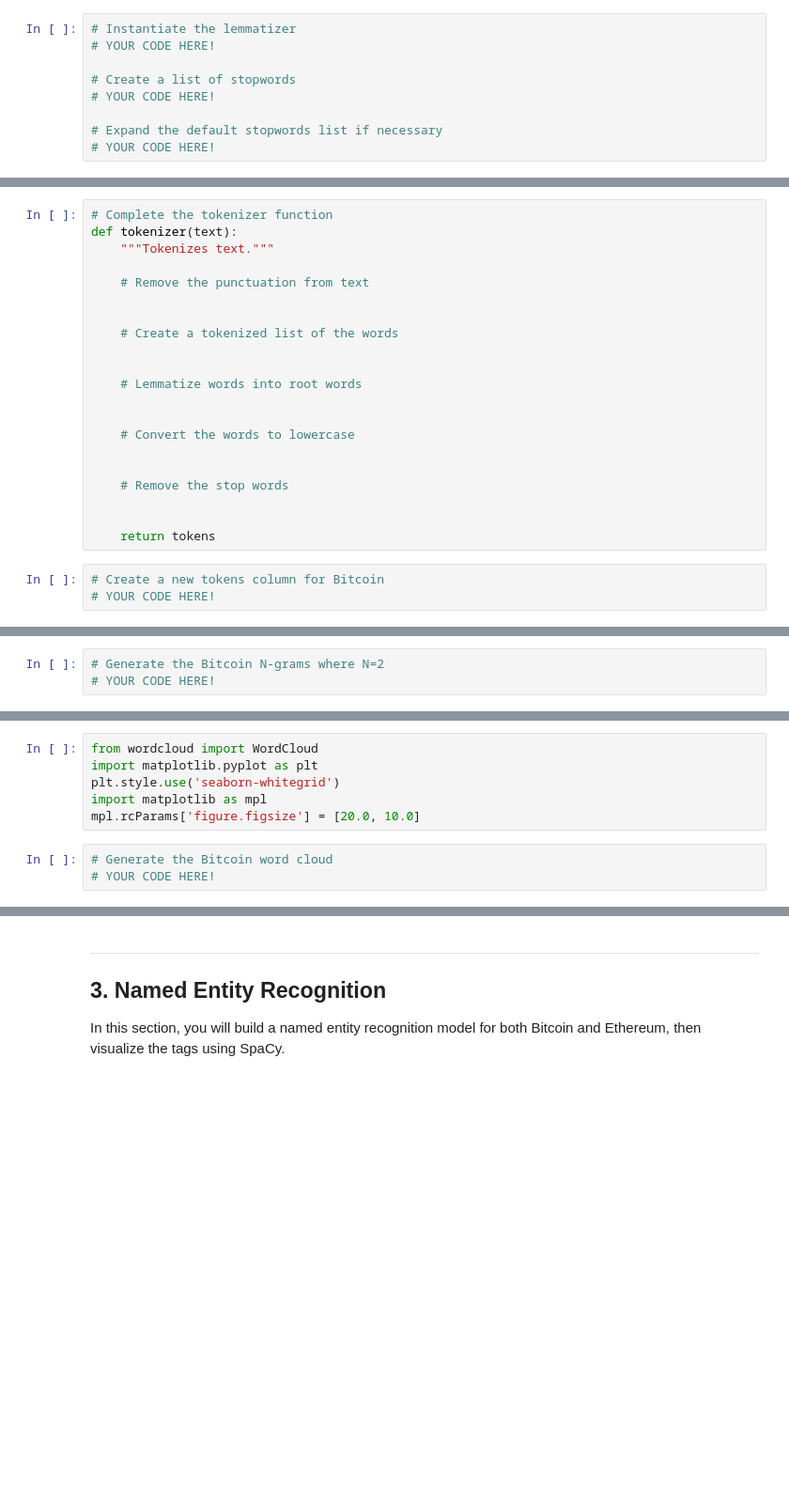
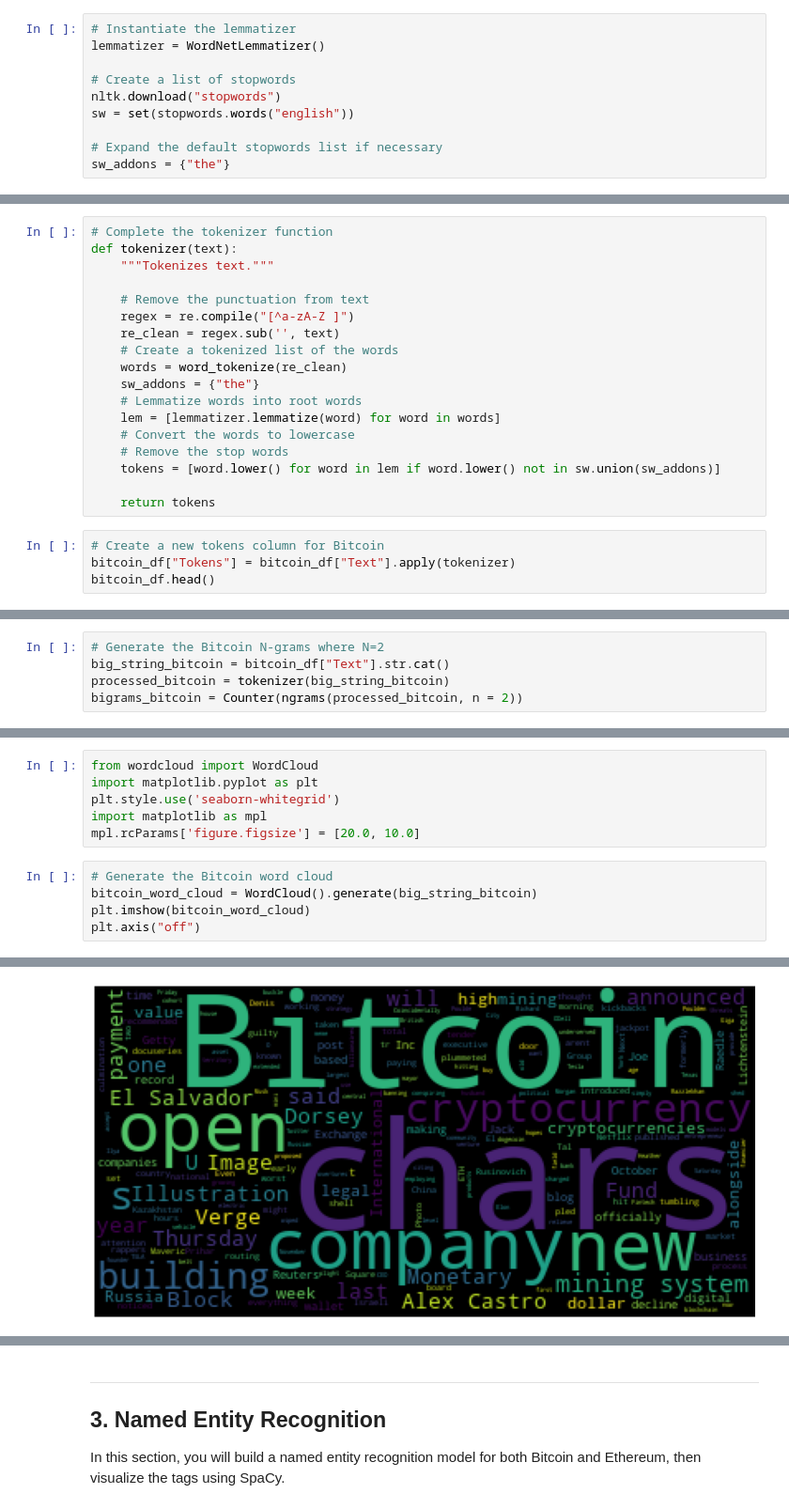
Before and after one commit to GuilleMGN/NaturalLanguageProcessing, a Jupyter notebook: crypto_sentiment.ipynb, the cells around one changed output, grey strips where cells are left out. Shown at 94% size. Saved outputs shown, nothing was run; the diff lists cells and outputs as text; blank space fills up the shorter version.

```diff
--- a/crypto_sentiment.ipynb
+++ b/crypto_sentiment.ipynb
@@ -171,10 +171,11 @@ from string import punctuation
 import re
 # %%
 # Instantiate the lemmatizer
-# YOUR CODE HERE!
+lemmatizer = WordNetLemmatizer()
 
 # Create a list of stopwords
-# YOUR CODE HERE!
+nltk.download("stopwords")
+sw = set(stopwords.words("english"))
 
 # Expand the default stopwords list if necessary
-# YOUR CODE HERE!
+sw_addons = {"the"}
@@ -184,21 +189,19 @@ def tokenizer(text):
     """Tokenizes text."""
 
     # Remove the punctuation from text
-
-
+    regex = re.compile("[^a-zA-Z ]")
+    re_clean = regex.sub('', text)
     # Create a tokenized list of the words
-
-
+    words = word_tokenize(re_clean)
+    sw_addons = {"the"}
     # Lemmatize words into root words
-
-
+    lem = [lemmatizer.lemmatize(word) for word in words]
     # Convert the words to lowercase
-
-
     # Remove the stop words
-
+    tokens = [word.lower() for word in lem if word.lower() not in sw.union(sw_addons)]
 
     return tokens
 # %%
 # Create a new tokens column for Bitcoin
-# YOUR CODE HERE!
+bitcoin_df["Tokens"] = bitcoin_df["Text"].apply(tokenizer)
+bitcoin_df.head()
@@ -219,6 +237,8 @@ from collections import Counter
 from nltk import ngrams
 # %%
 # Generate the Bitcoin N-grams where N=2
-# YOUR CODE HERE!
+big_string_bitcoin = bitcoin_df["Text"].str.cat()
+processed_bitcoin = tokenizer(big_string_bitcoin)
+bigrams_bitcoin = Counter(ngrams(processed_bitcoin, n = 2))
 # %%
 # Generate the Ethereum N-grams where N=2
@@ -248,4 +294,7 @@ import matplotlib as mpl
 mpl.rcParams['figure.figsize'] = [20.0, 10.0]
 # %%
 # Generate the Bitcoin word cloud
-# YOUR CODE HERE!
+bitcoin_word_cloud = WordCloud().generate(big_string_bitcoin)
+plt.imshow(bitcoin_word_cloud)
+plt.axis("off")
+# %% [output]
@@ -252,2 +302,3 @@ mpl.rcParams['figure.figsize'] = [20.0, 10.0]
+[figure, added]
 # %%
 # Generate the Ethereum word cloud
```
Also changed, not shown: parts of 9 cells of this notebook.
